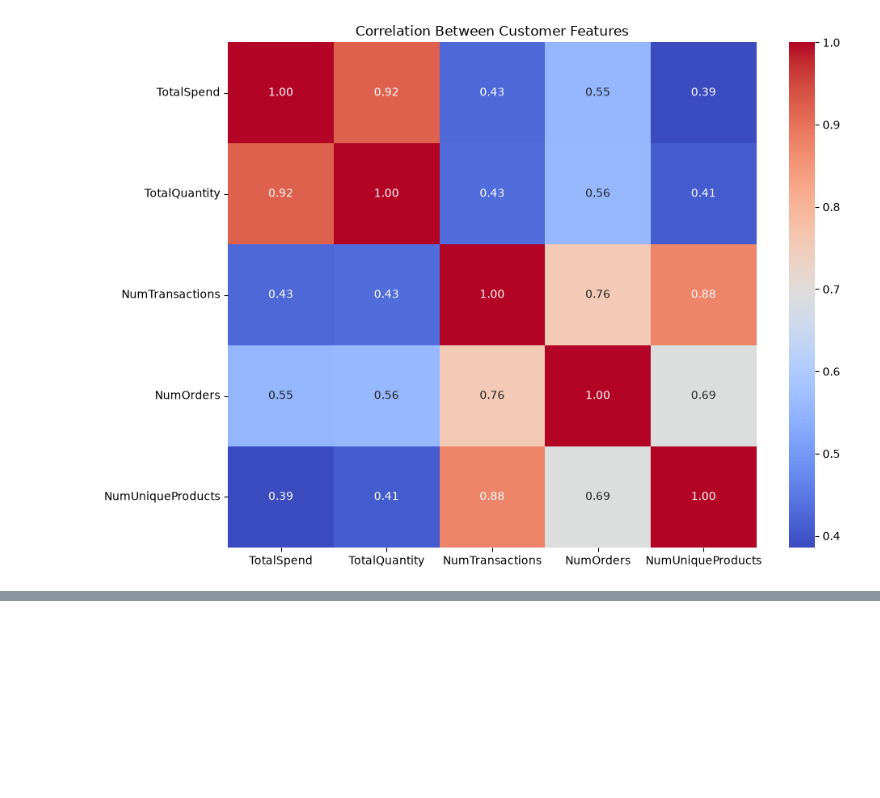
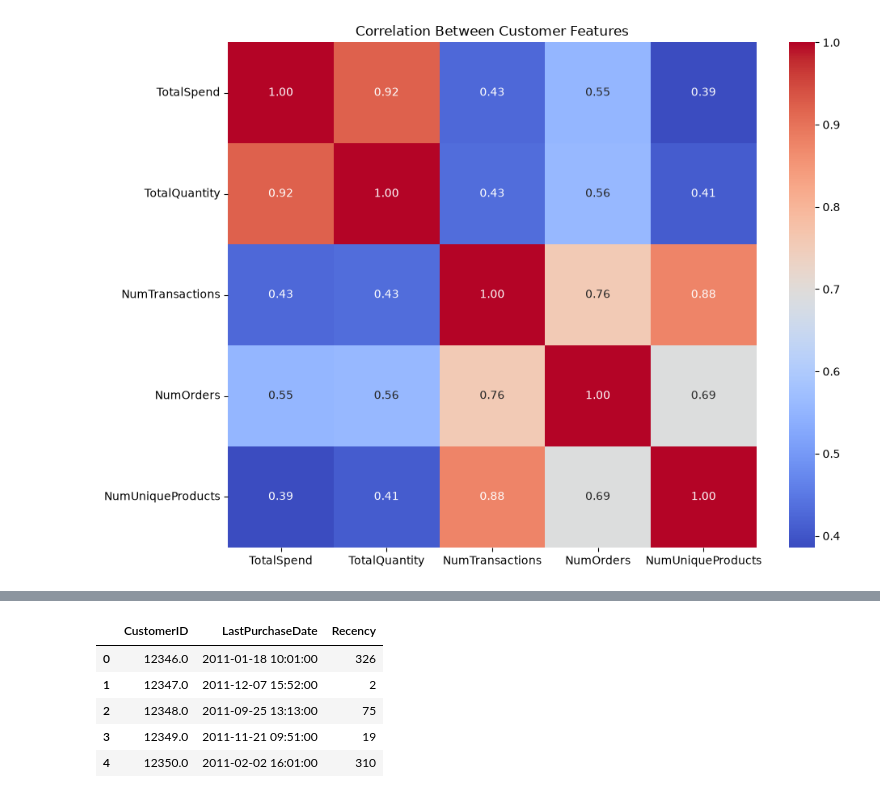
Before and after one commit to vanshika-2105/customer-segmentation-ml, a Jupyter notebook: notebooks/01_customer_segmentation_setup.ipynb, the cells around one changed output, grey strips where cells are left out. Saved outputs shown, nothing was run; the diff lists cells and outputs as text; code cells hidden in the pictures; blank space fills up the shorter version.

```diff
--- a/notebooks/01_customer_segmentation_setup.ipynb
+++ b/notebooks/01_customer_segmentation_setup.ipynb
@@ -491,0 +502,14 @@ print(
+# %%
+import pandas as pd
+
+cleaned_path = "../data/processed/cleaned_online_retail.csv"
+
+clean_df = pd.read_csv(
+    cleaned_path,
+    parse_dates=["InvoiceDate"]
+)
+
+print("Cleaned transaction data loaded successfully!")
+print("Shape:", clean_df.shape)
+print("Unique customers:", clean_df["CustomerID"].nunique())
+print("Date range:", clean_df["InvoiceDate"].min(), "to", clean_df["InvoiceDate"].max())
@@ -491,0 +521,4 @@ print(
+# %%
+last_date = clean_df["InvoiceDate"].max()
+
+print("Last transaction date:", last_date)
@@ -491,0 +527,4 @@ print(
+# %%
+reference_date = last_date + pd.Timedelta(days=1)
+
+print("Reference date:", reference_date)
@@ -491,0 +533,17 @@ print(
+# %%
+customer_recency = clean_df.groupby("CustomerID").agg(
+    LastPurchaseDate=("InvoiceDate", "max")
+).reset_index()
+
+customer_recency["Recency"] = (
+    reference_date - customer_recency["LastPurchaseDate"]
+).dt.days
+
+customer_recency.head()
+# %% [output]
+|  | CustomerID | LastPurchaseDate | Recency |
+| 0 | 12346.0 | 2011-01-18 10:01:00 | 326 |
+| 1 | 12347.0 | 2011-12-07 15:52:00 | 2 |
+| 2 | 12348.0 | 2011-09-25 13:13:00 | 75 |
+| 3 | 12349.0 | 2011-11-21 09:51:00 | 19 |
+| 4 | 12350.0 | 2011-02-02 16:01:00 | 310 |
```
Also changed, not shown: parts of 11 cells of this notebook, 1 other file.
